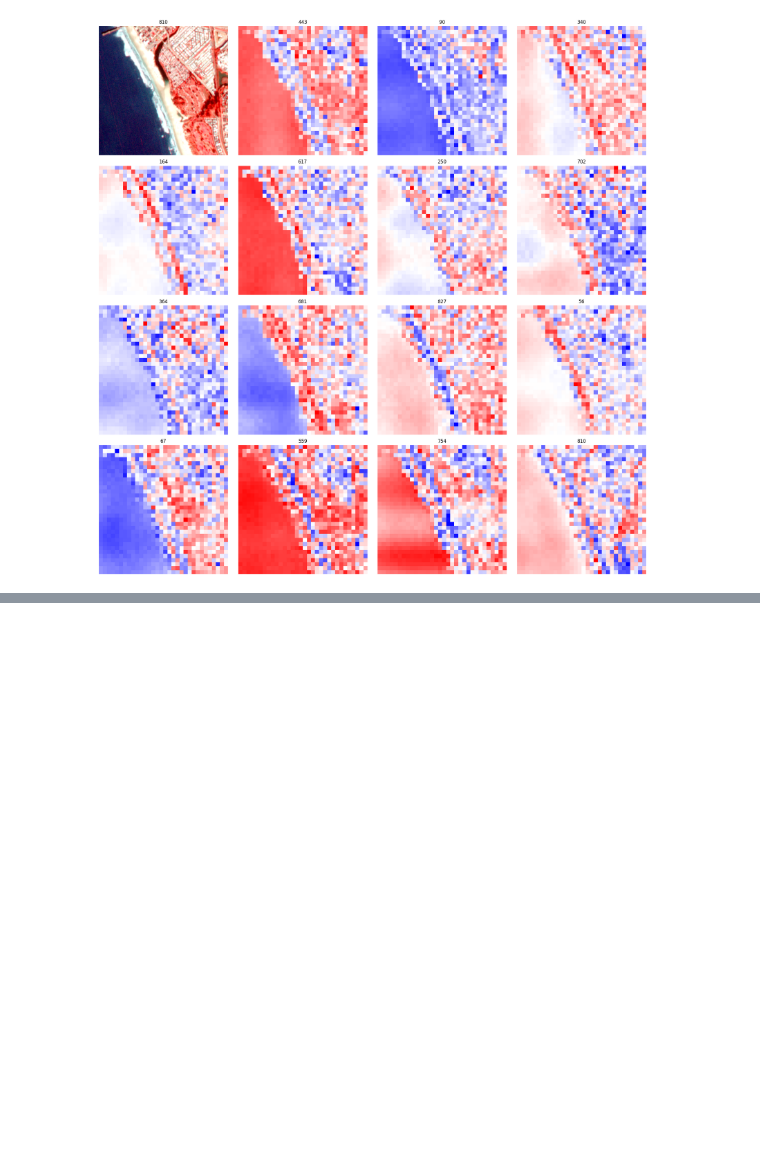
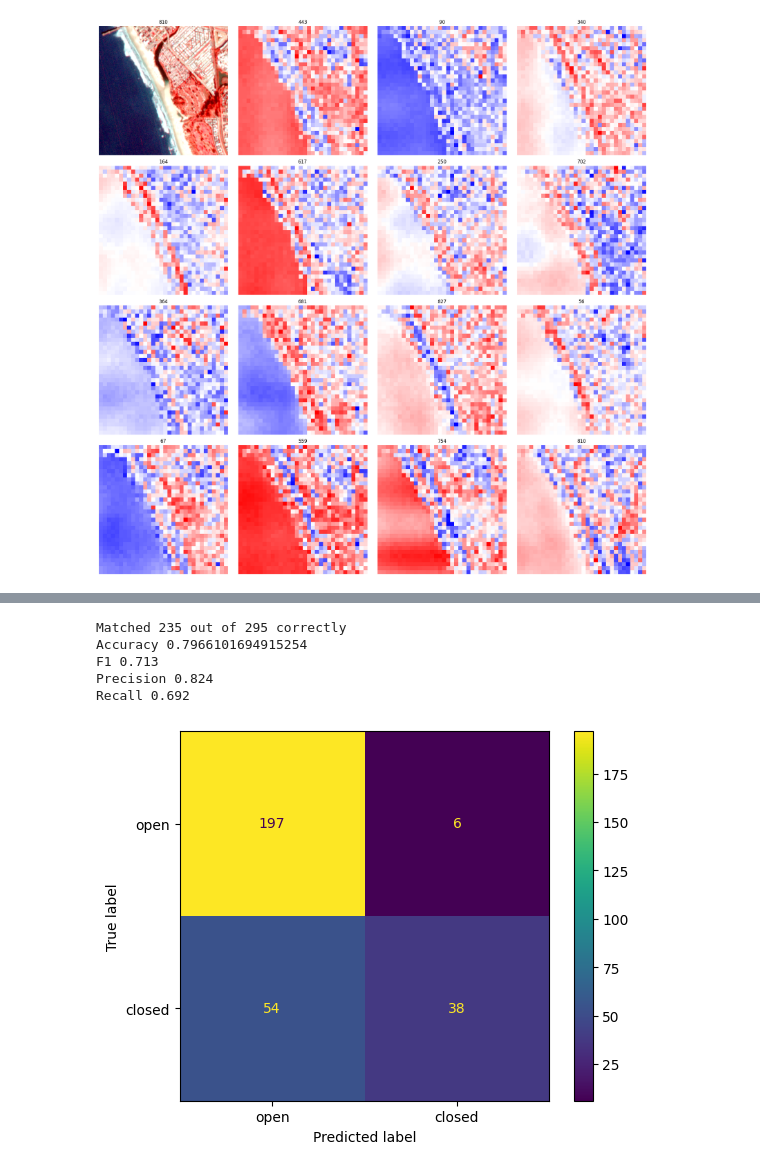
Before and after one commit to kyle-dorman/estuary, a Jupyter notebook: notebooks/clay.ipynb, the cells around one changed output, grey strips where cells are left out. Drawn from its saved outputs; the diff is of its cells as text; code cells hidden in the pictures; blank space fills up the shorter version.

```diff
--- a/notebooks/clay.ipynb
+++ b/notebooks/clay.ipynb
@@ -304,0 +280,4 @@ ConfusionMatrixDisplay.from_predictions(
+# %%
+from estuary.clay.module import EstuaryModule
+
+module = EstuaryModule.load_from_checkpoint("/Users/kyledorman/data/results/estuary/train/20250805-205230/checkpoints/epoch=33-step=5032.ckpt")
@@ -304,0 +292,12 @@ ConfusionMatrixDisplay.from_predictions(
+# %%
+import tqdm
+
+dl = dm.test_dataloader()
+
+preds = []
+
+for batch, _ in tqdm.tqdm(dl, total=len(dl)):
+    for k in batch.keys():
+        batch[k] = batch[k].to(module.device)
+    pred_batch = module.forward(batch)
+    preds.extend(pred_batch.argmax(axis=1).detach().cpu().numpy().tolist())
@@ -304,0 +332,29 @@ ConfusionMatrixDisplay.from_predictions(
+# %%
+# Predict classes on test set
+svn_pred = clf.predict(X_test)
+y_test = dm.test_ds.df.label_idx
+# Perfect match for SVM
+match = np.sum(y_test == svn_pred)
+print(f"Matched {match} out of {len(X_test)} correctly")
+
+from sklearn.metrics import ConfusionMatrixDisplay, accuracy_score, precision_recall_fscore_support
+
+_ = ConfusionMatrixDisplay.from_predictions(
+    y_test,
+    svn_pred,
+    labels=list(range(len(["open", "closed"]))),
+    display_labels=["open", "closed"],
+)
+
+print("Accuracy", accuracy_score(y_test, svn_pred))
+prfs = precision_recall_fscore_support(y_test, svn_pred, average='macro')
+print("F1", round(prfs[2], 3))
+print("Precision", round(prfs[0], 3))
+print("Recall", round(prfs[1], 3))
+# %% [output]
+Matched 235 out of 295 correctly
+Accuracy 0.7966101694915254
+F1 0.713
+Precision 0.824
+Recall 0.692
+[figure, added]
```
Also changed, not shown: parts of 24 cells of this notebook, 17 other files.
